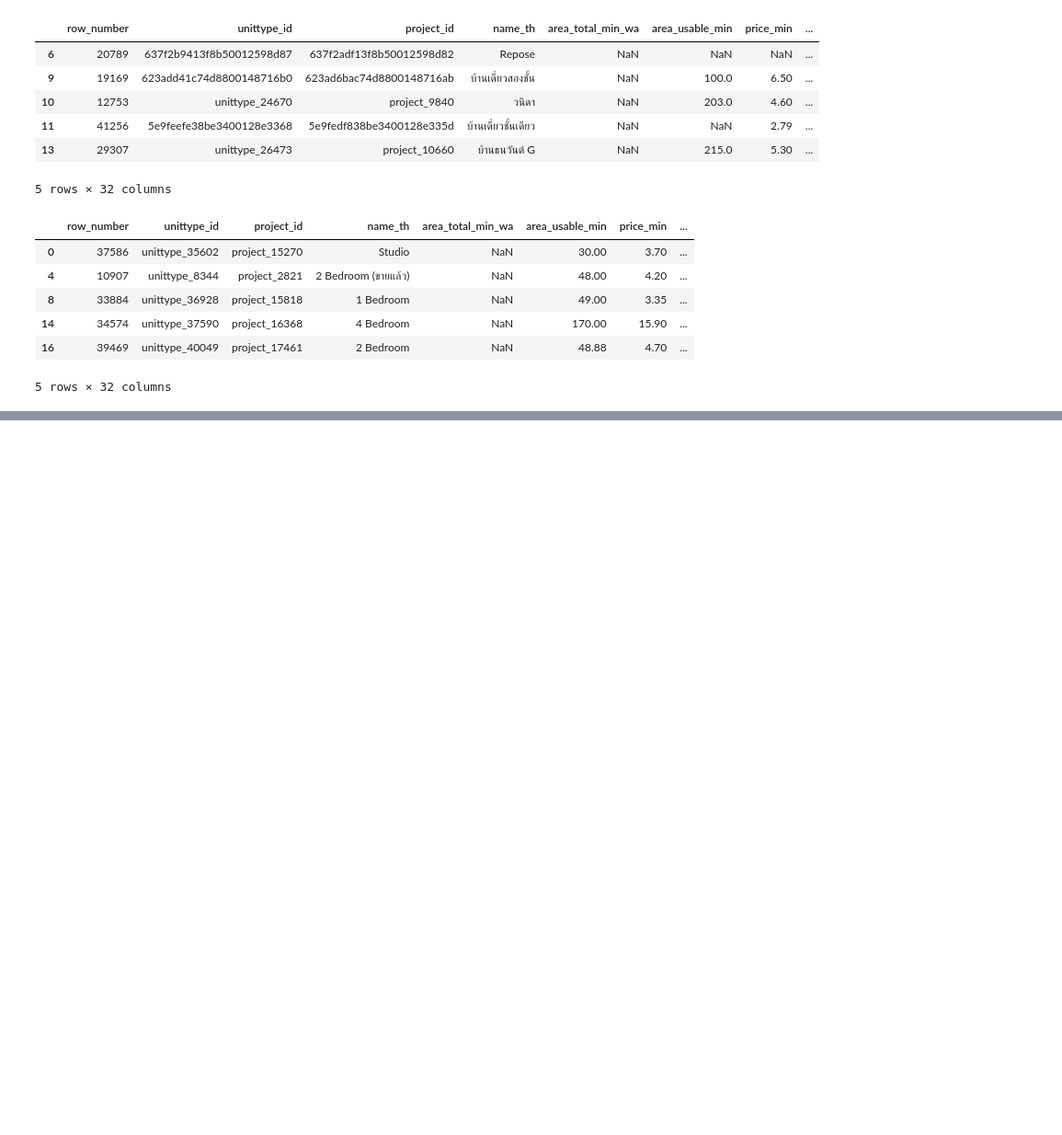
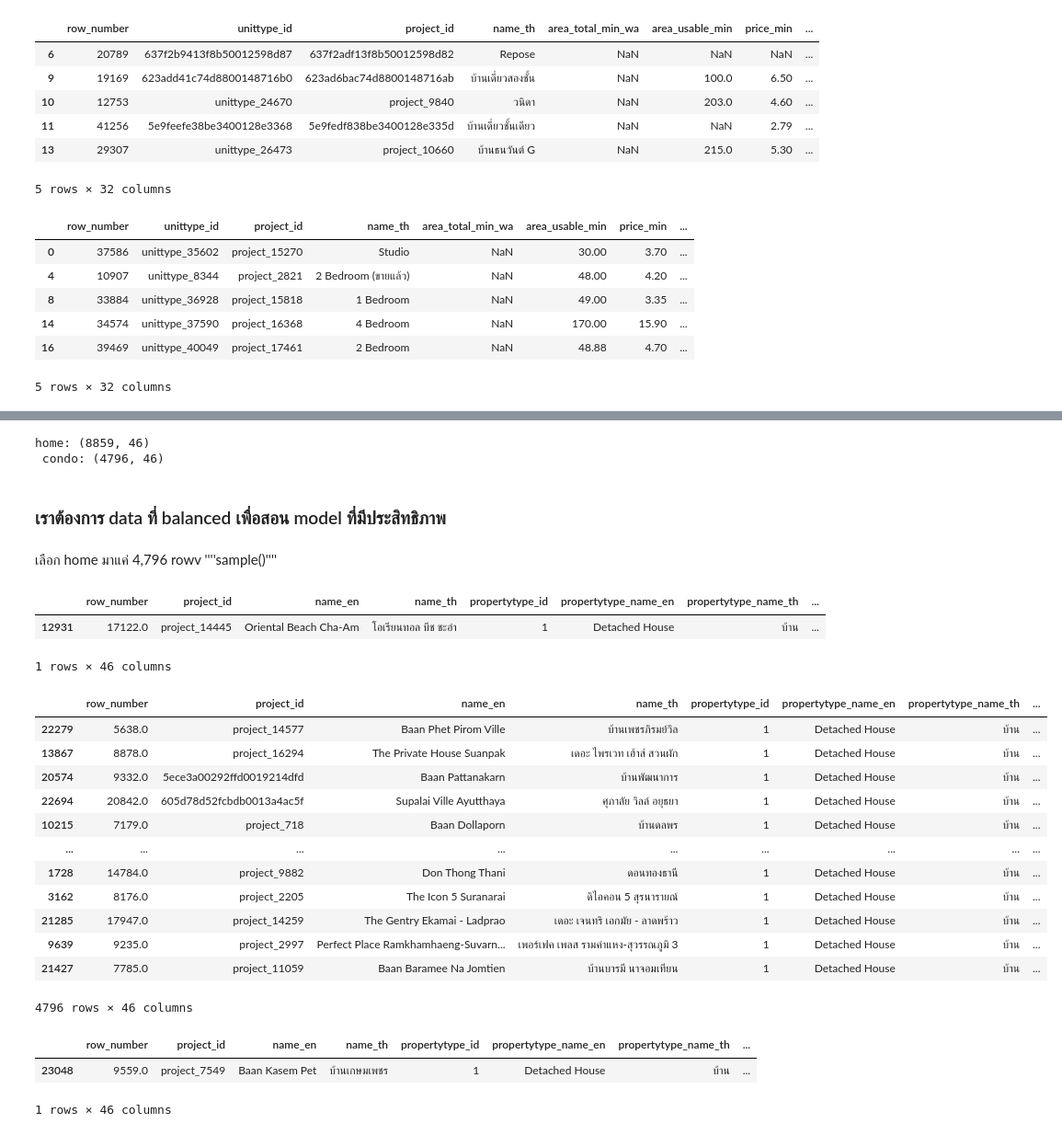
Before and after one commit to First-555/BSC_DPDM2025, a Jupyter notebook: Ch3_Data_Preprocesssing.ipynb, the cells around one changed output, grey strips where cells are left out. Shown at 92% size. Drawn from its saved outputs; the diff is of its cells as text; code cells hidden in the pictures; blank space fills up the shorter version.

```diff
--- a/Ch3_Data_Preprocesssing.ipynb
+++ b/Ch3_Data_Preprocesssing.ipynb
@@ -861,0 +872,3 @@ condo.head()
+# %%
+project_df = pd.read_csv('/content/drive/MyDrive/BSC_2025/Data/opendata_project-2.csv')
+project_df.head()
@@ -861,0 +885,2 @@ condo.head()
+# %%
+home = project_df[project_df['propertytype_name_th']=='บ้าน']
@@ -861,0 +889,37 @@ condo.head()
+# %%
+print (f'home: {home.shape}\n condo: {condo.shape}')
+# %% [output]
+home: (8859, 46)
+ condo: (4796, 46)
+# %% [markdown]
+### เราต้องการ data ที่ balanced เพื่อสอน model ที่มีประสิทธิภาพ
+# %% [markdown]
+เลือก home มาแค่ 4,796 rowv ''''sample()''''
+# %%
+home.sample()
+# %% [output]
+|  | row_number | project_id | name_en | name_th | propertytype_id | propertytype_name_en | propertytype_name_th | ... |
+| 12931 | 17122.0 | project_14445 | Oriental Beach Cha-Am | โอเรียนทอล บีช ชะอำ | 1 | Detached House | บ้าน | ... |
+1 rows × 46 columns
+# %%
+home.sample(4796)
+# %% [output]
+|  | row_number | project_id | name_en | name_th | propertytype_id | propertytype_name_en | propertytype_name_th | ... |
+| 22279 | 5638.0 | project_14577 | Baan Phet Pirom Ville | บ้านเพชรภิรมย์วิล | 1 | Detached House | บ้าน | ... |
+| 13867 | 8878.0 | project_16294 | The Private House Suanpak | เดอะ ไพรเวท เฮ้าส์ สวนผัก | 1 | Detached House | บ้าน | ... |
+| 20574 | 9332.0 | 5ece3a00292ffd0019214dfd | Baan Pattanakarn | บ้านพัฒนาการ | 1 | Detached House | บ้าน | ... |
+| 22694 | 20842.0 | 605d78d52fcbdb0013a4ac5f | Supalai Ville Ayutthaya | ศุภาลัย วิลล์ อยุธยา | 1 | Detached House | บ้าน | ... |
+| 10215 | 7179.0 | project_718 | Baan Dollaporn | บ้านดลพร | 1 | Detached House | บ้าน | ... |
+| ... | ... | ... | ... | ... | ... | ... | ... | ... |
+| 1728 | 14784.0 | project_9882 | Don Thong Thani | ดอนทองธานี | 1 | Detached House | บ้าน | ... |
+| 3162 | 8176.0 | project_2205 | The Icon 5 Suranarai | ดิไอคอน 5 สุรนารายณ์ | 1 | Detached House | บ้าน | ... |
+| 21285 | 17947.0 | project_14259 | The Gentry Ekamai - Ladprao | เดอะ เจนทริ เอกมัย - ลาดพร้าว | 1 | Detached House | บ้าน | ... |
+| 9639 | 9235.0 | project_2997 | Perfect Place Ramkhamhaeng-Suvarn... | เพอร์เฟค เพลส รามคำแหง-สุวรรณภูมิ 3 | 1 | Detached House | บ้าน | ... |
+| 21427 | 7785.0 | project_11059 | Baan Baramee Na Jomtien | บ้านบารมี นาจอมเทียน | 1 | Detached House | บ้าน | ... |
+4796 rows × 46 columns
+# %%
+home.sample()
+# %% [output]
+|  | row_number | project_id | name_en | name_th | propertytype_id | propertytype_name_en | propertytype_name_th | ... |
+| 23048 | 9559.0 | project_7549 | Baan Kasem Pet | บ้านเกษมเพชร | 1 | Detached House | บ้าน | ... |
+1 rows × 46 columns
```
Also changed, not shown: parts of 15 cells of this notebook.
